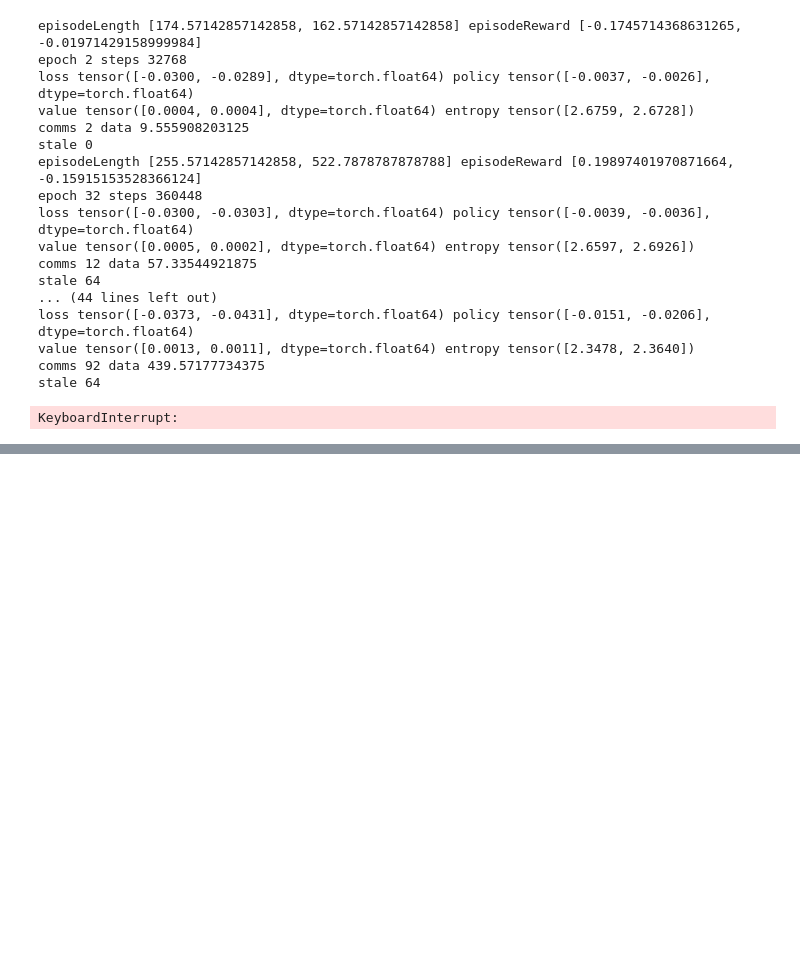
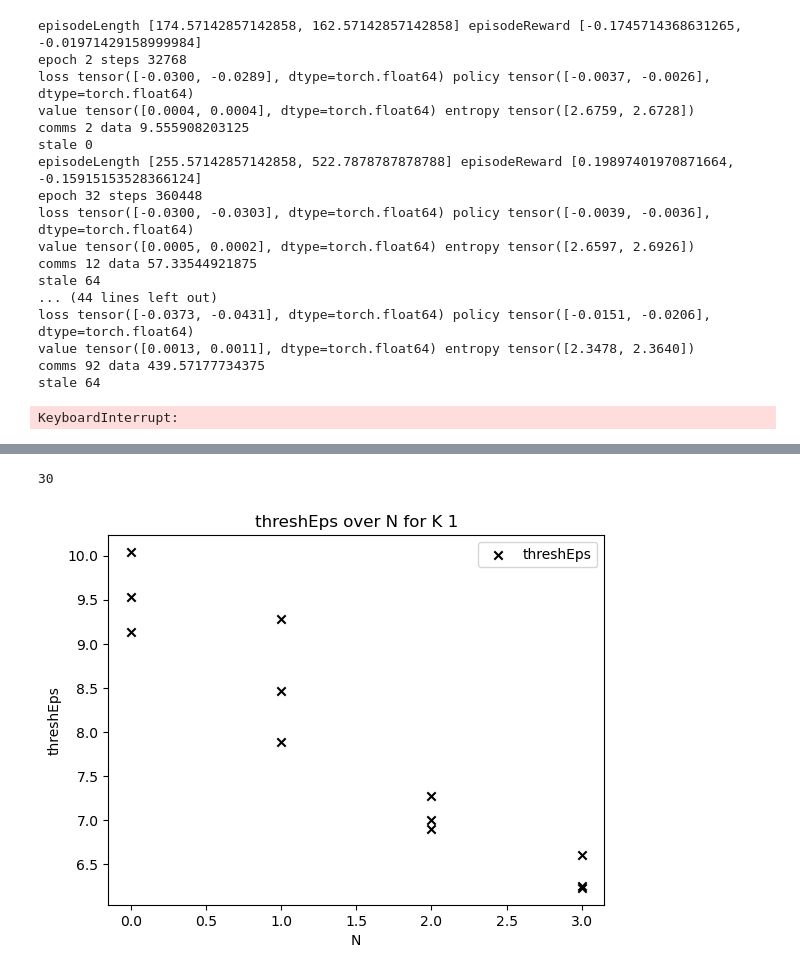
Before and after one commit to MichaelEinhorn/FederatedRL, a Jupyter notebook: procgenVector.ipynb, the cells around one changed output, grey strips where cells are left out. Drawn from its saved outputs; the diff is of its cells as text; code cells hidden in the pictures; blank space fills up the shorter version.

```diff
--- a/procgenVector.ipynb
+++ b/procgenVector.ipynb
@@ -190,12 +190,13 @@ import numpy as np
 
 filesC = os.listdir(modelPath)
 modelName = "impalaVectorV1"
-n = 8
+n = 4
 k = 1
 t = 0
 prefix = f"{modelName}-t{t}-k{k}-n{n}"
 filesC = [f for f in filesC if prefix in f]
 filesC = [f for f in filesC if "4-16" in f]
+print(filesC)
 
 modelname = modelPath + "/" + filesC[0]
 print(modelname)
@@ -256,10 +258,10 @@ files = [f for f in files if f.startswith("impalaVector")]
 files = [f for f in files if f.endswith("_4-16")]
 print(files)
 # get the epoch number from the folder name
-epoch = [int(f.split("E")[1].split("RS")[0]) for f in files]
+epoch = [int(f.split("E")[1].split("RS")[0].split("-")[0]) for f in files]
 trial = [int(f.split("-t")[1].split("-")[0]) for f in files]
 K = [int(f.split("-k")[1].split("-")[0]) for f in files]
-N = [int(f.split("-n")[1].split("E")[0]) for f in files]
+N = [int(f.split("-n")[1].split("E")[0].split("-")[0]) for f in files]
 
 # modelDict = {}
 # for f, e, t, k, n in zip(files, epoch, trial, K, N):
@@ -311,0 +352,20 @@ for f, e, t, k, n in zip(files, epoch, trial, K, N):
+# %%
+print(len(steps))
+# %% [output]
+30
+# %%
+# graph threshEps over N
+k = 1
+Nk = [np.log2(n) for n, k_ in zip(N, K) if k_ == k or n == 1]
+threshEpochk = [np.log2(t) for t, k_, n_ in zip(threshEpoch, K, N) if k_ == k or n_ == 1]
+
+plt.scatter(Nk, threshEpochk, label="threshEps", color="black", marker="x")
+plt.xlabel("N")
+plt.ylabel("threshEps")
+plt.legend()
+plt.title(f"threshEps over N for K {k}")
+# hline at -100
+# plt.axhline(-100, color="black", linestyle="-", label="no episode over thresh")
+plt.show()
+# %% [output]
+[figure, added]
```
Also changed, not shown: parts of 7 cells of this notebook, 3 other files.
